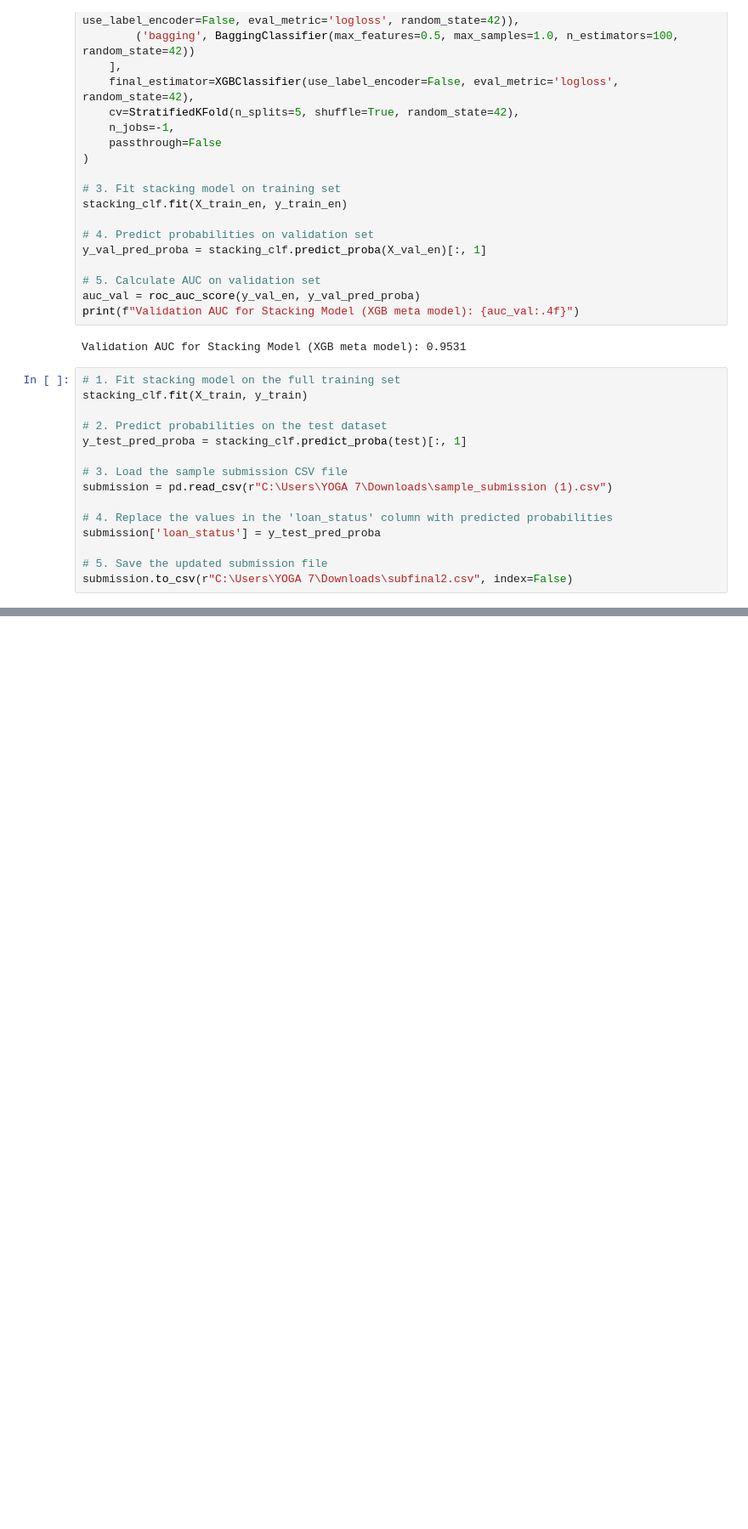
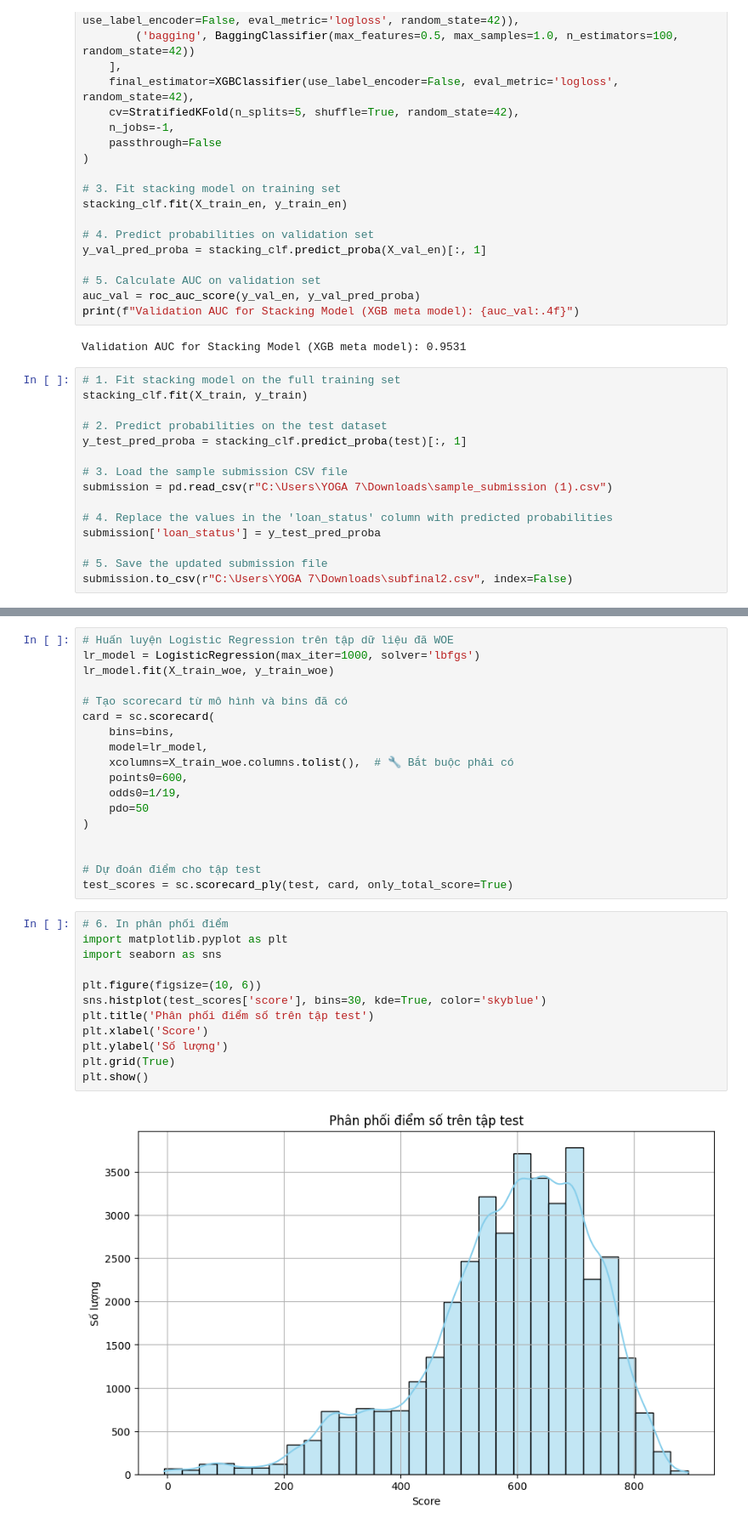
Before and after one commit to daidaica123/Credit-Risk-Model-on-Kaggle, a Jupyter notebook: kaggle.ipynb, the cells around one changed output, grey strips where cells are left out. Shown: that part at 85% size. Cells and saved outputs as stored; diff of their text form; blank space fills up the shorter version.

```diff
--- a/kaggle.ipynb
+++ b/kaggle.ipynb
@@ -634,0 +657,32 @@ submission.to_csv(r"C:\Users\YOGA 7\Downloads\subfinal2.csv", index=False)
+# %%
+# Huấn luyện Logistic Regression trên tập dữ liệu đã WOE
+lr_model = LogisticRegression(max_iter=1000, solver='lbfgs')
+lr_model.fit(X_train_woe, y_train_woe)
+
+# Tạo scorecard từ mô hình và bins đã có
+card = sc.scorecard(
+    bins=bins,
+    model=lr_model,
+    xcolumns=X_train_woe.columns.tolist(),  # 🔧 Bắt buộc phải có
+    points0=600,
+    odds0=1/19,
+    pdo=50
+)
+
+
+# Dự đoán điểm cho tập test
+test_scores = sc.scorecard_ply(test, card, only_total_score=True)
+# %%
+# 6. In phân phối điểm
+import matplotlib.pyplot as plt
+import seaborn as sns
+
+plt.figure(figsize=(10, 6))
+sns.histplot(test_scores['score'], bins=30, kde=True, color='skyblue')
+plt.title('Phân phối điểm số trên tập test')
+plt.xlabel('Score')
+plt.ylabel('Số lượng')
+plt.grid(True)
+plt.show()
+# %% [output]
+[figure, added]
```
Also changed, not shown: parts of 1 cell of this notebook.
